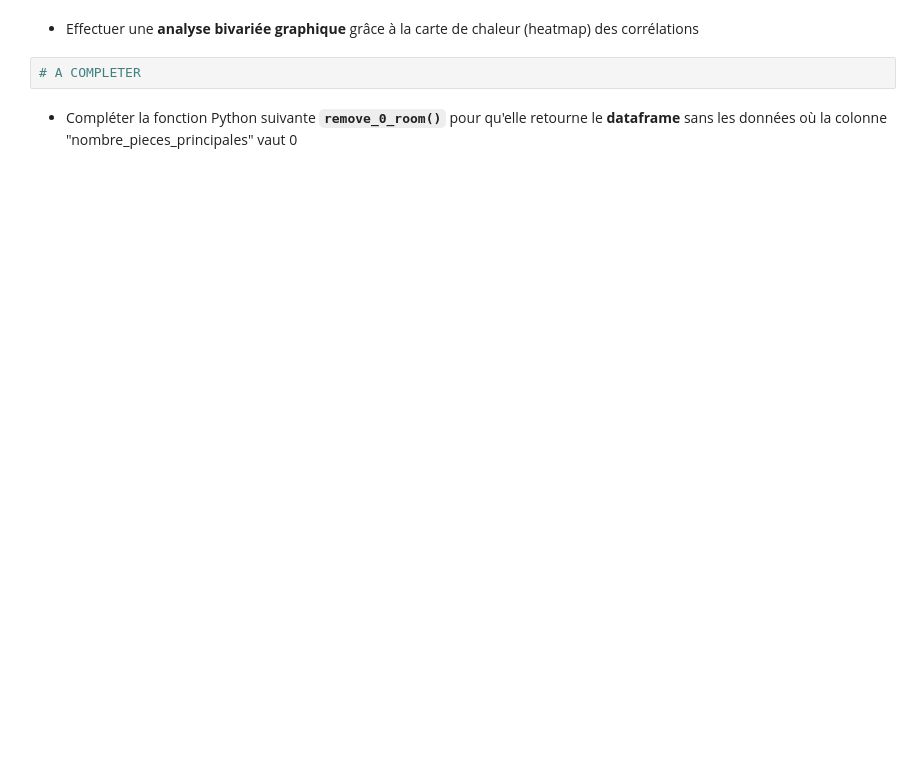
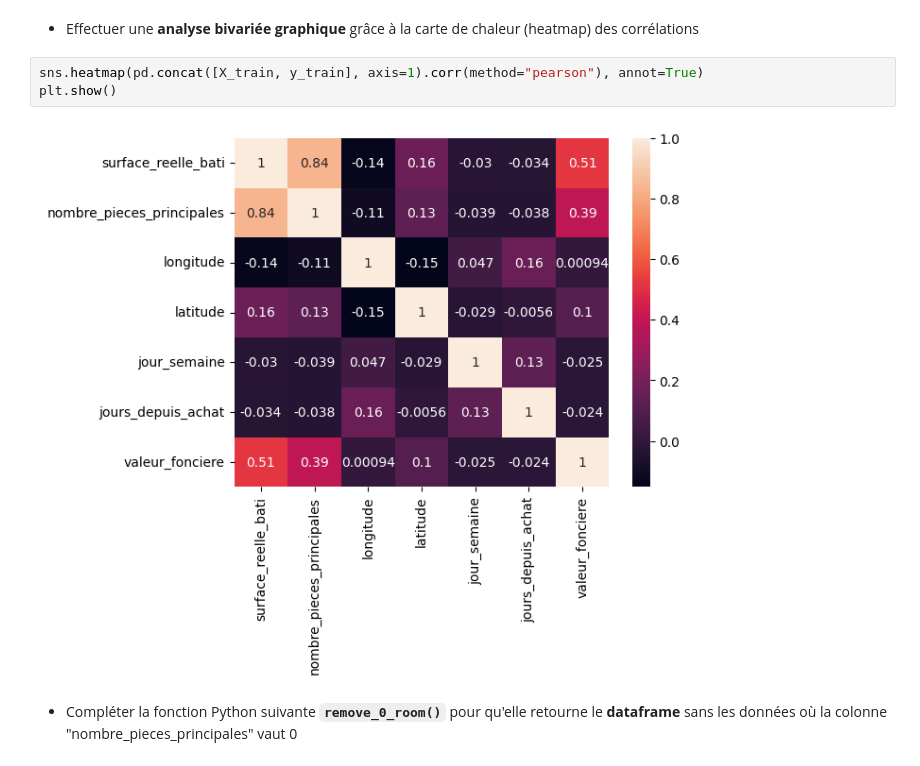
Before and after one commit to Pierre-Loic/Formation-DA-GEM-2022, a Jupyter notebook: Semaine_3_12-12_13-12/Activité_2_entrainement_corrigé_12-12.ipynb, the cells around one changed output. Cells and saved outputs as stored; diff of their text form; blank space fills up the shorter version.

```diff
--- a/Semaine_3_12-12_13-12/Activité_2_entrainement_corrigé_12-12.ipynb
+++ b/Semaine_3_12-12_13-12/Activité_2_entrainement_corrigé_12-12.ipynb
@@ -100,7 +144,10 @@ Shape y_test : (380,)
 # %% [markdown]
 - Effectuer une **analyse bivariée graphique** grâce à la carte de chaleur (heatmap) des corrélations
 # %%
-# A COMPLETER
+sns.heatmap(pd.concat([X_train, y_train], axis=1).corr(method="pearson"), annot=True)
+plt.show()
+# %% [output]
+[figure, added]
 # %% [markdown]
 - Compléter la fonction Python suivante **`remove_0_room()`** pour qu'elle retourne le **dataframe** sans les données où la colonne "nombre_pieces_principales" vaut 0
 # %%
```
Also changed, not shown: parts of 12 cells of this notebook.
